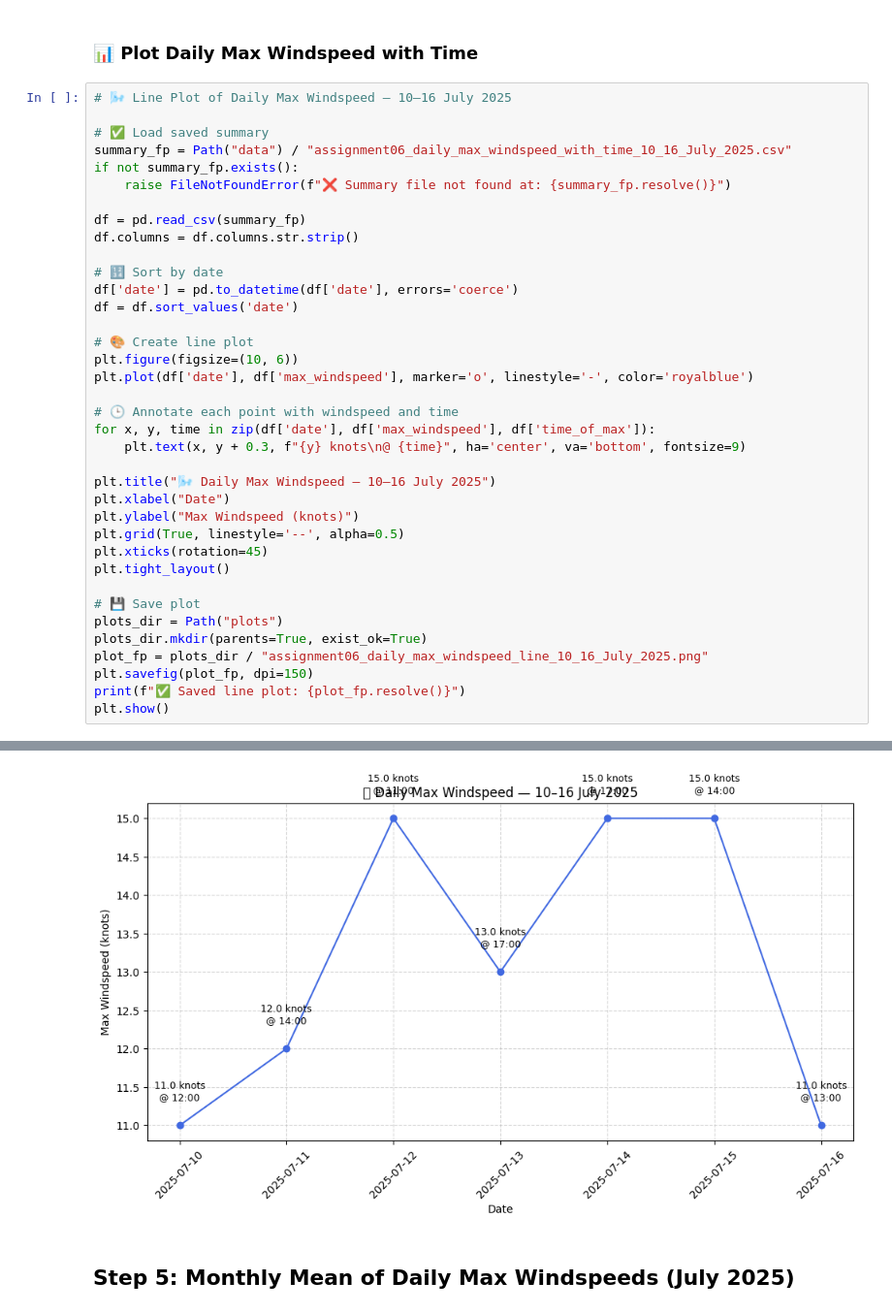
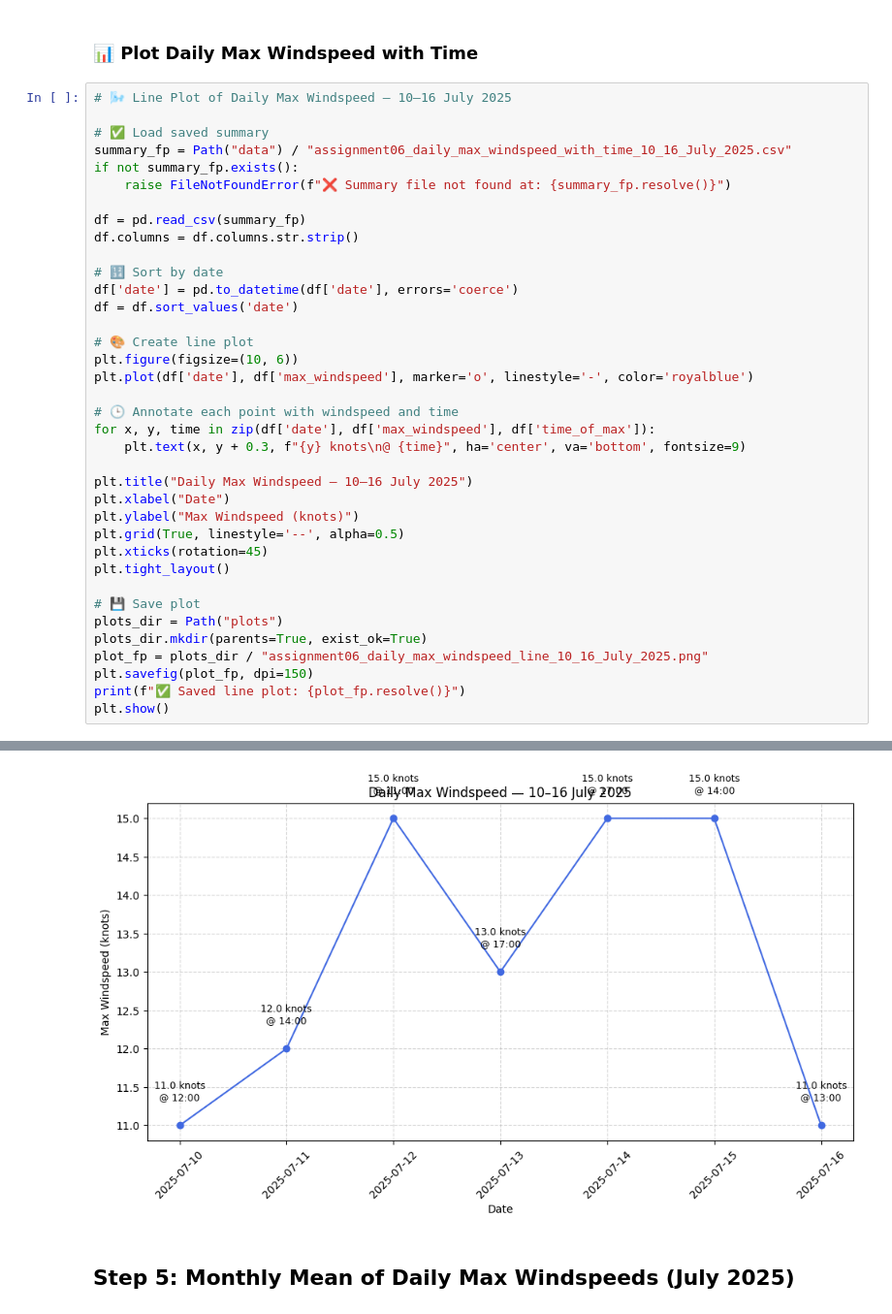
Before and after one commit to ECronin1973/programming-for-data-analytics, a Jupyter notebook: assignments/assignment06-weather.ipynb, the cells around one changed output, grey strips where cells are left out. Shown: that part at 97% size. Drawn from its saved outputs; the diff is of its cells as text.

Commit message:
Removed emoji in plot titles to eliminate missing font errors

```diff
--- a/assignments/assignment06-weather.ipynb
+++ b/assignments/assignment06-weather.ipynb
@@ -1390,35 +1390,35 @@ if not summary_fp.exists():
 df = pd.read_csv(summary_fp)
 df.columns = df.columns.str.strip()
 
 # 🔢 Sort by date
 df['date'] = pd.to_datetime(df['date'], errors='coerce')
 df = df.sort_values('date')
 
 # 🎨 Create line plot
 plt.figure(figsize=(10, 6))
 plt.plot(df['date'], df['max_windspeed'], marker='o', linestyle='-', color='royalblue')
 
 # 🕒 Annotate each point with windspeed and time
 for x, y, time in zip(df['date'], df['max_windspeed'], df['time_of_max']):
     plt.text(x, y + 0.3, f"{y} knots\n@ {time}", ha='center', va='bottom', fontsize=9)
 
-plt.title("🌬️ Daily Max Windspeed — 10–16 July 2025")
+plt.title("Daily Max Windspeed — 10–16 July 2025")
 plt.xlabel("Date")
 plt.ylabel("Max Windspeed (knots)")
 plt.grid(True, linestyle='--', alpha=0.5)
 plt.xticks(rotation=45)
 plt.tight_layout()
 
 # 💾 Save plot
 plots_dir = Path("plots")
 plots_dir.mkdir(parents=True, exist_ok=True)
 plot_fp = plots_dir / "assignment06_daily_max_windspeed_line_10_16_July_2025.png"
 plt.savefig(plot_fp, dpi=150)
 print(f"✅ Saved line plot: {plot_fp.resolve()}")
 plt.show()
 # %% [output]
 ✅ Saved line plot: C:\Users\eCron\OneDrive\Documents\ATU_CourseWork\Programming For Data Analytics\programming-for-data-analytics\assignments\plots\assignment06_daily_max_windspeed_line_10_16_July_202 ...
-[figure, old version]
+[figure, new version]
 # %% [markdown]
 ## Step 5: Monthly Mean of Daily Max Windspeeds (July 2025)
 # %%
```
Also changed, not shown: parts of 1 cell of this notebook, 2 other files.
